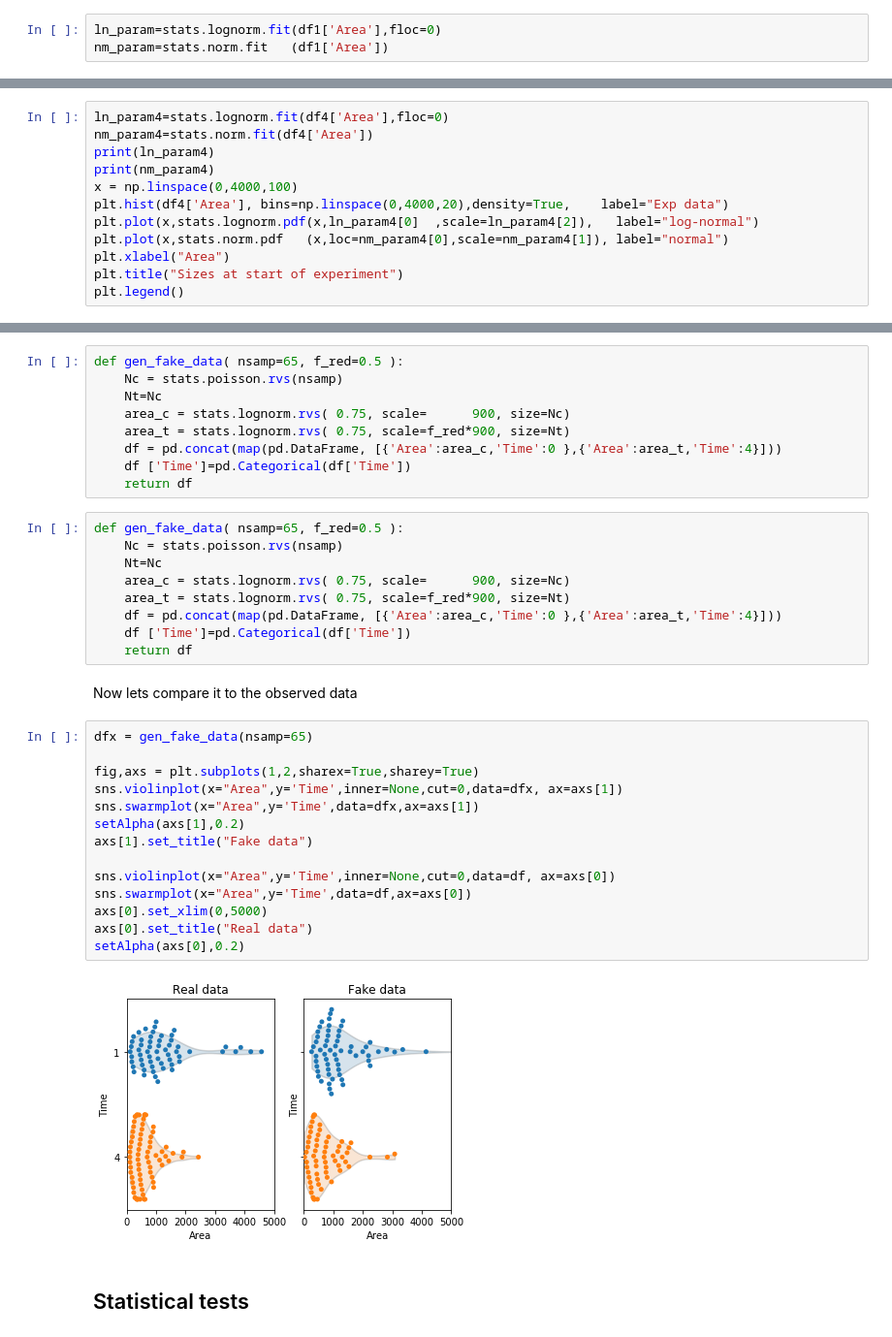
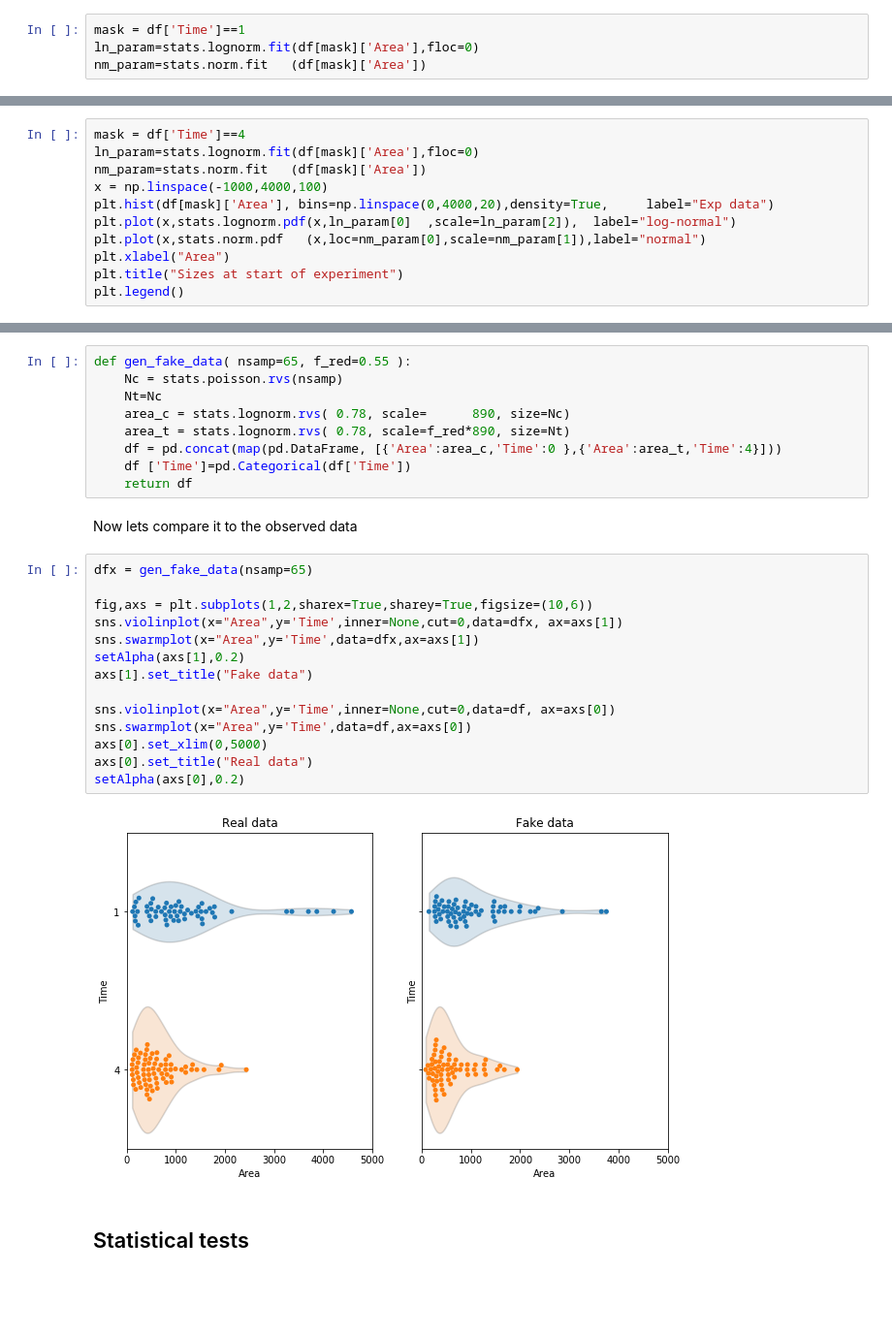
Before and after one commit to evenhuis/exp-design-example, a Jupyter notebook: exp_design.ipynb, the cells around one changed output, grey strips where cells are left out. Shown at 97% size. Saved outputs shown, nothing was run; the diff lists cells and outputs as text; blank space fills up the shorter version.

```diff
--- a/exp_design.ipynb
+++ b/exp_design.ipynb
@@ -69,8 +51,9 @@ A common way to describe the size of cells is the log-normal distribution.  This
 
 Compared to the more familar normal distribution, the log-normal more realisitic for describing the size of cells as it cannot be negative.  To demonstrate this we fit the normal and log-normal distributions to the area data
 # %%
-ln_param=stats.lognorm.fit(df1['Area'],floc=0)
-nm_param=stats.norm.fit   (df1['Area'])
+mask = df['Time']==1
+ln_param=stats.lognorm.fit(df[mask]['Area'],floc=0)
+nm_param=stats.norm.fit   (df[mask]['Area'])
 # %% [markdown]
 Plotting the distributions highlights that the problem with the normal disrtibution:
 * a signficant number of cells with negative area
@@ -90,14 +73,13 @@ plt.legend()
 # %% [markdown]
 The fit is repeated for the cell sizes after treament
 # %%
-ln_param4=stats.lognorm.fit(df4['Area'],floc=0)
-nm_param4=stats.norm.fit(df4['Area'])
-print(ln_param4)
-print(nm_param4)
-x = np.linspace(0,4000,100)
-plt.hist(df4['Area'], bins=np.linspace(0,4000,20),density=True,    label="Exp data")
-plt.plot(x,stats.lognorm.pdf(x,ln_param4[0]  ,scale=ln_param4[2]),   label="log-normal")
-plt.plot(x,stats.norm.pdf   (x,loc=nm_param4[0],scale=nm_param4[1]), label="normal")
+mask = df['Time']==4
+ln_param=stats.lognorm.fit(df[mask]['Area'],floc=0)
+nm_param=stats.norm.fit   (df[mask]['Area'])
+x = np.linspace(-1000,4000,100)
+plt.hist(df[mask]['Area'], bins=np.linspace(0,4000,20),density=True,     label="Exp data")
+plt.plot(x,stats.lognorm.pdf(x,ln_param[0]  ,scale=ln_param[2]),  label="log-normal")
+plt.plot(x,stats.norm.pdf   (x,loc=nm_param[0],scale=nm_param[1]),label="normal")
 plt.xlabel("Area")
 plt.title("Sizes at start of experiment")
 plt.legend()
@@ -111,41 +91,32 @@ plt.legend()
 # %% [markdown]
 The whole point of the previous section was to enable us to make up realistic 'fake' data for running simulations.  Using the information from above here is a function that makes fake data sets
 # %%
-def gen_fake_data( nsamp=65, f_red=0.5 ):
+def gen_fake_data( nsamp=65, f_red=0.55 ):
     Nc = stats.poisson.rvs(nsamp)
     Nt=Nc
-    area_c = stats.lognorm.rvs( 0.75, scale=      900, size=Nc)
-    area_t = stats.lognorm.rvs( 0.75, scale=f_red*900, size=Nt)
+    area_c = stats.lognorm.rvs( 0.78, scale=      890, size=Nc)
+    area_t = stats.lognorm.rvs( 0.78, scale=f_red*890, size=Nt)
     df = pd.concat(map(pd.DataFrame, [{'Area':area_c,'Time':0 },{'Area':area_t,'Time':4}]))
     df ['Time']=pd.Categorical(df['Time'])
     return df
-# %%
-def gen_fake_data( nsamp=65, f_red=0.5 ):
-    Nc = stats.poisson.rvs(nsamp)
-    Nt=Nc
-    area_c = stats.lognorm.rvs( 0.75, scale=      900, size=Nc)
-    area_t = stats.lognorm.rvs( 0.75, scale=f_red*900, size=Nt)
-    df = pd.concat(map(pd.DataFrame, [{'Area':area_c,'Time':0 },{'Area':area_t,'Time':4}]))
-    df ['Time']=pd.Categorical(df['Time'])
-    return df
 # %% [markdown]
 Now lets compare it to the observed data
 # %%
 dfx = gen_fake_data(nsamp=65)
 
-fig,axs = plt.subplots(1,2,sharex=True,sharey=True)
+fig,axs = plt.subplots(1,2,sharex=True,sharey=True,figsize=(10,6))
 sns.violinplot(x="Area",y='Time',inner=None,cut=0,data=dfx, ax=axs[1])
 sns.swarmplot(x="Area",y='Time',data=dfx,ax=axs[1])
 setAlpha(axs[1],0.2)
 axs[1].set_title("Fake data")
 
 sns.violinplot(x="Area",y='Time',inner=None,cut=0,data=df, ax=axs[0])
 sns.swarmplot(x="Area",y='Time',data=df,ax=axs[0])
 axs[0].set_xlim(0,5000)
 axs[0].set_title("Real data")
 setAlpha(axs[0],0.2)
 # %% [output]
-[figure, old version]
+[figure, new version]
 # %% [markdown]
 ## Statistical tests
 # %% [markdown]
```
Also changed, not shown: parts of 17 cells of this notebook, 14 other files.
